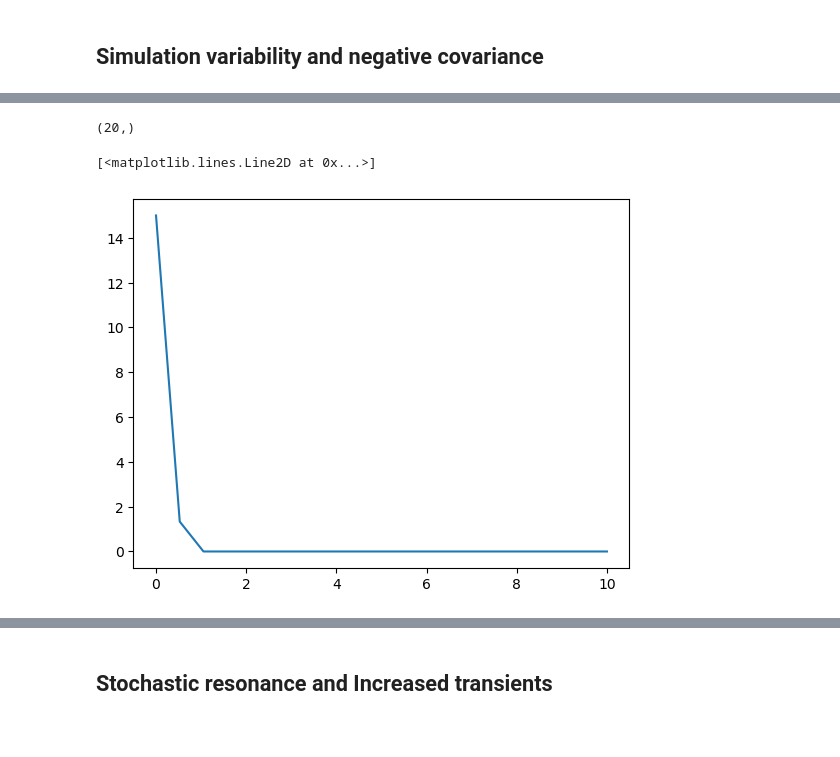
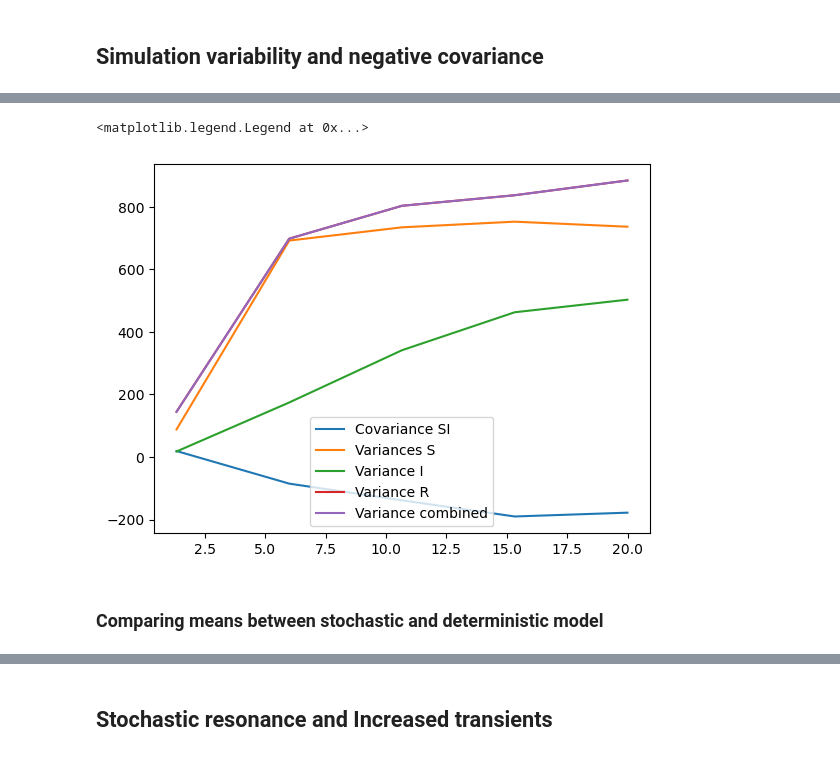
Before and after one commit to AleksSliw/Stochastic-and-spatial-models, a Jupyter notebook: Assigment II.ipynb, the cells around one changed output, grey strips where cells are left out. Saved outputs shown, nothing was run; the diff lists cells and outputs as text; code cells hidden in the pictures.

```diff
--- a/Assigment II.ipynb
+++ b/Assigment II.ipynb
@@ -101,10 +143,13 @@ First we run both deterministic and stochastic models for different R0's many ti
 # %%
+# This code runs stochastic model for given R0's and stores then in a dictionary
+#Key to dictionary is reproductive numbers
 #Setting model parameters
-betas = np.linspace(1.5,10, 5)
+betas = np.linspace(0.2,3, 5)
 gamma = 0.15
-mu = 1/60*365
+mu = 1/(60*365)
 reproductive = betas/(mu+gamma)
-
+print(betas)
+print(reproductive)
 # Seeting population size
 N = 100
 populations = np.round(100* np.array([0.85, 0.15, 0]))
@@ -124,7 +169,7 @@ for indx, r0 in enumerate(reproductive) :
     temp = []
     beta = betas[indx]
     # Running stochastic model many times with same beta
-    for k in range(3):
+    for k in range(10):
 #         print(f"k = {k}")
         params = [gamma, beta, mu]
         tn, y = event_loop(tmax, populations, sir_event,params)
@@ -135,4 +180,6 @@ for indx, r0 in enumerate(reproductive) :
     #Running and saving deterministic output
     det_output = odeint(SIR, populations, time, args = (gamma, beta, mu))
     det_run[r0] = [time, det_output]
+
+# print(stoch_runs[1.3329275715155204])
 # %% [output]
@@ -241,8 +217,34 @@ keys2
-# %%
-data = stoch_samples[0.24064171122994651]
-print(data[1].shape)
-plt.plot(sampling_times,data[1,:])
-# %% [output]
-(20,)
-[<matplotlib.lines.Line2D at 0x...>]
-[figure, removed]
+# %%
+# This part just extracts all the variances and covariances to a normal list for easy plotting
+r0s = reproductive
+
+def whatever(variances, covariances, reproductive):
+    varS = []
+    varI = []
+    varR = []
+    covarSI = []
+    varComb = []
+    for r in reproductive:
+        varS.append(variances[r][0])
+        varI.append(variances[r][1])
+        varR.append(variances[r][2])
+        varComb.append(variances[r][3])
+        covarSI.append(covariances[r])
+    return varS, varI, varR, varComb, covarSI
+
+varS, varI, varR, varComb, covarSI = whatever(variances, covariances, reproductive)
+var = [varS, varI, varR, varComb]
+# %%
+plt.plot(reproductive, covarSI, label = 'Covariance SI')
+plt.plot(reproductive, var[0], label = 'Variances S')
+plt.plot(reproductive, var[1], label = 'Variance I' )
+plt.plot(reproductive, var[2], label = 'Variance R')
+plt.plot(reproductive, var[2], label = 'Variance combined')
+
+plt.ylabel('Variance')
+plt.legend()
+# %% [output]
+<matplotlib.legend.Legend at 0x...>
+[figure, added]
+# %% [markdown]
+### Comparing means between stochastic and deterministic model
```
Also changed, not shown: parts of 31 cells of this notebook.
